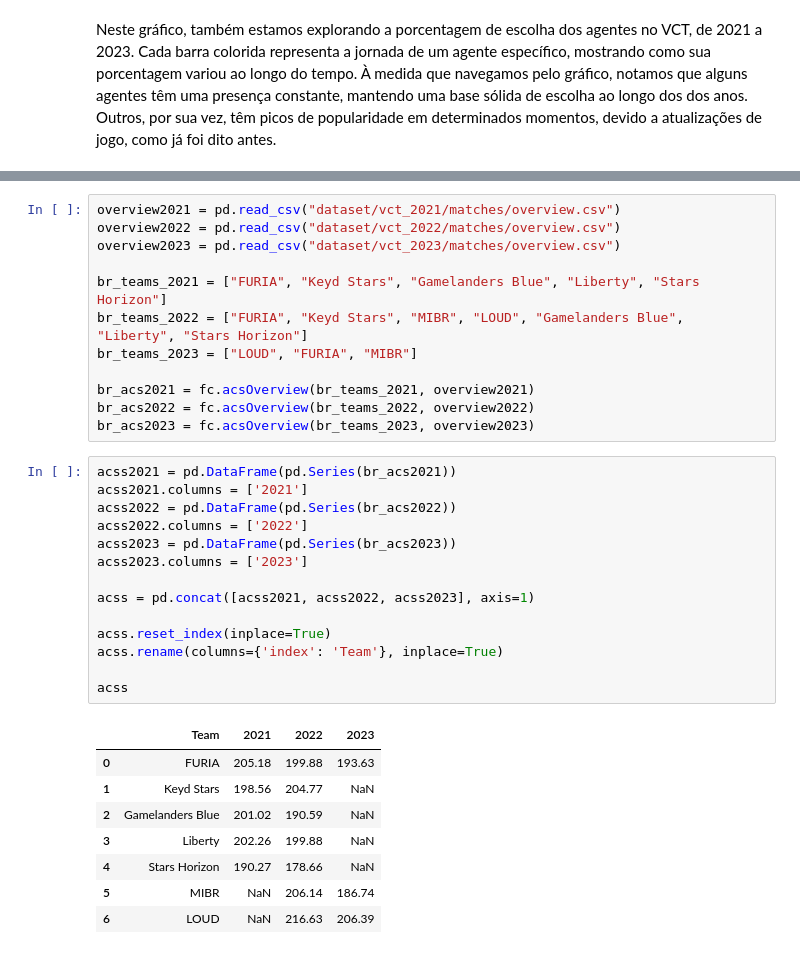
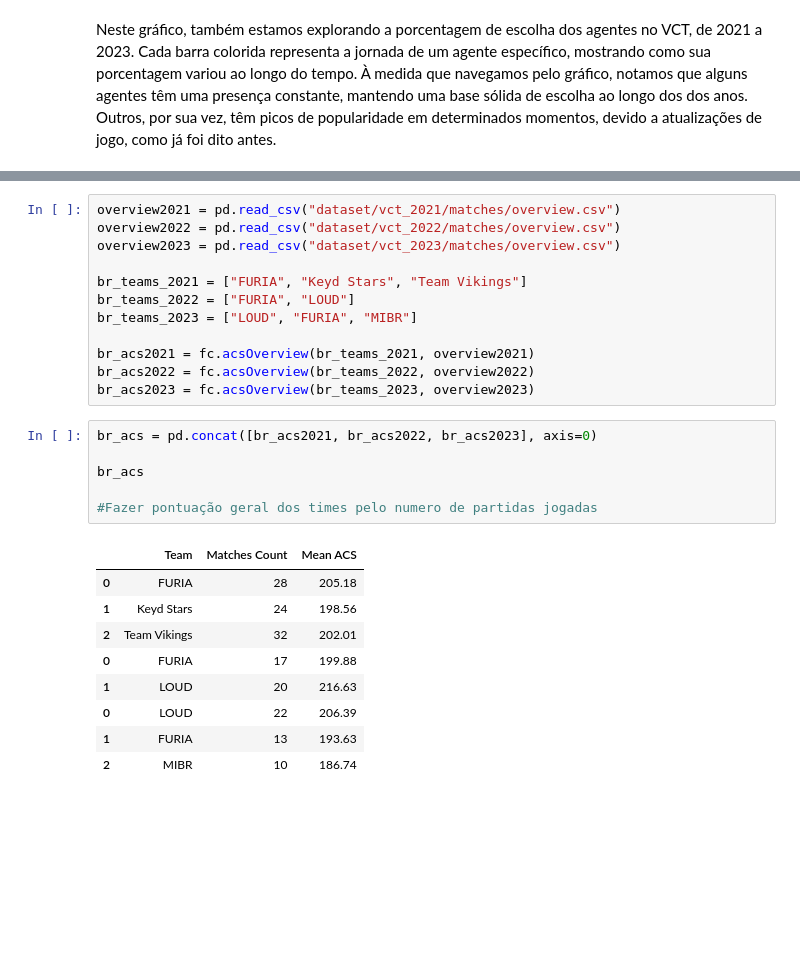
Before and after one commit to PedroLSCabral/Projeto-ICD, a Jupyter notebook: Presentation.ipynb, the cells around one changed output, grey strips where cells are left out. Drawn from its saved outputs; the diff is of its cells as text; blank space fills up the shorter version.

```diff
--- a/Presentation.ipynb
+++ b/Presentation.ipynb
@@ -400,34 +367,27 @@ overview2021 = pd.read_csv("dataset/vct_2021/matches/overview.csv")
 overview2022 = pd.read_csv("dataset/vct_2022/matches/overview.csv")
 overview2023 = pd.read_csv("dataset/vct_2023/matches/overview.csv")
 
-br_teams_2021 = ["FURIA", "Keyd Stars", "Gamelanders Blue", "Liberty", "Stars Horizon"]
-br_teams_2022 = ["FURIA", "Keyd Stars", "MIBR", "LOUD", "Gamelanders Blue", "Liberty", "Stars Horizon"]
+br_teams_2021 = ["FURIA", "Keyd Stars", "Team Vikings"]
+br_teams_2022 = ["FURIA", "LOUD"]
 br_teams_2023 = ["LOUD", "FURIA", "MIBR"]
 
 br_acs2021 = fc.acsOverview(br_teams_2021, overview2021)
 br_acs2022 = fc.acsOverview(br_teams_2022, overview2022)
 br_acs2023 = fc.acsOverview(br_teams_2023, overview2023)
-# %%
-acss2021 = pd.DataFrame(pd.Series(br_acs2021))
-acss2021.columns = ['2021']
-acss2022 = pd.DataFrame(pd.Series(br_acs2022))
-acss2022.columns = ['2022']
-acss2023 = pd.DataFrame(pd.Series(br_acs2023))
-acss2023.columns = ['2023']
-
-acss = pd.concat([acss2021, acss2022, acss2023], axis=1)
-
-acss.reset_index(inplace=True)
-acss.rename(columns={'index': 'Team'}, inplace=True)
-
-acss
-# %% [output]
-|  | Team | 2021 | 2022 | 2023 |
-| 0 | FURIA | 205.18 | 199.88 | 193.63 |
-| 1 | Keyd Stars | 198.56 | 204.77 | NaN |
-| 2 | Gamelanders Blue | 201.02 | 190.59 | NaN |
-| 3 | Liberty | 202.26 | 199.88 | NaN |
-| 4 | Stars Horizon | 190.27 | 178.66 | NaN |
-| 5 | MIBR | NaN | 206.14 | 186.74 |
-| 6 | LOUD | NaN | 216.63 | 206.39 |
+# %%
+br_acs = pd.concat([br_acs2021, br_acs2022, br_acs2023], axis=0)
+
+br_acs
+
+#Fazer pontuação geral dos times pelo numero de partidas jogadas
+# %% [output]
+|  | Team | Matches Count | Mean ACS |
+| 0 | FURIA | 28 | 205.18 |
+| 1 | Keyd Stars | 24 | 198.56 |
+| 2 | Team Vikings | 32 | 202.01 |
+| 0 | FURIA | 17 | 199.88 |
+| 1 | LOUD | 20 | 216.63 |
+| 0 | LOUD | 22 | 206.39 |
+| 1 | FURIA | 13 | 193.63 |
+| 2 | MIBR | 10 | 186.74 |
 # %%
```
Also changed, not shown: parts of 26 cells of this notebook.
